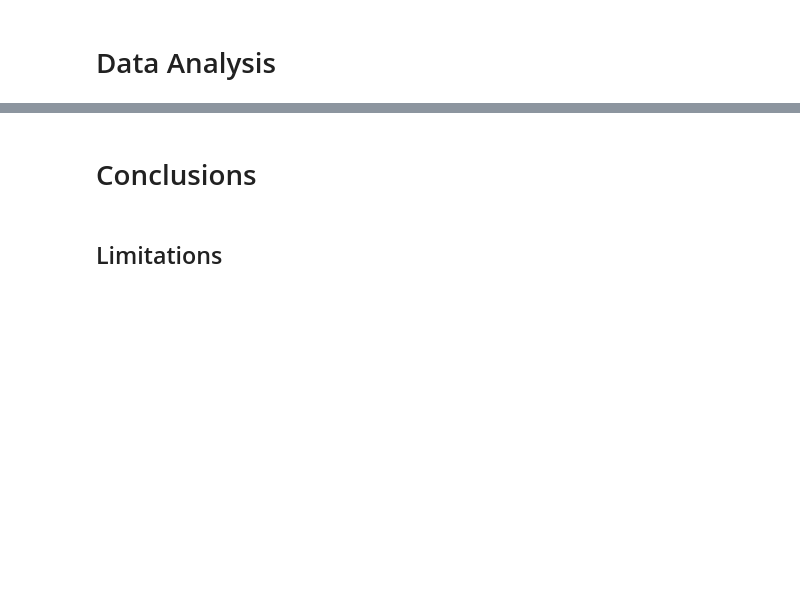
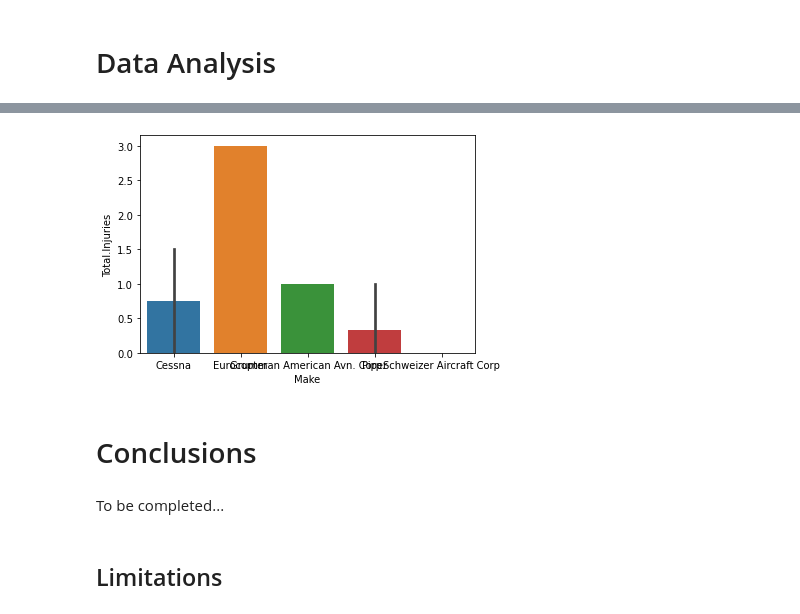
Before and after one commit to aramirezfr/Aircraft-Acquisition-Proposal, a Jupyter notebook: AircraftAcquisitionProposal.ipynb, the cells around one changed output, grey strips where cells are left out. Saved outputs shown, nothing was run; the diff lists cells and outputs as text; code cells hidden in the pictures; blank space fills up the shorter version.

```diff
--- a/AircraftAcquisitionProposal.ipynb
+++ b/AircraftAcquisitionProposal.ipynb
@@ -283,4 +260,2 @@ subset.shape
-# %%
-subset['Total.Medium.Injuries']=subset['Total.Fatal.Injuries']+subset['Total.Serious.Injuries']
 # %%
 subset['Total.Injuries']=subset['Total.Fatal.Injuries']+subset['Total.Serious.Injuries']+subset['Total.Minor.Injuries']
@@ -307,0 +299,5 @@ Name: Injury.Severity, dtype: int64
+# %%
+convert_columns=['Number.of.Engines', 'Total.Fatal.Injuries',\
+                 'Total.Serious.Injuries', 'Total.Minor.Injuries', 'Total.Uninjured', 'Total.Injuries' ]
+# %%
+subset[convert_columns]=subset[convert_columns].astype(int)
@@ -372,5 +360,17 @@ plt.show()
+# %%
+#Getting subset samples to get a just examples for the graphs (trial)
+subset_sample = subset.sample(n=10, replace=True)
+best_aircraft_sample=best_aircraft_subset.sample(n=10, replace=True)
+# %%
+#bar plot TRIAL the total injuries per make, on a sample set of 10 rows.
+sns.barplot(x=subset_sample['Make'], y=subset_sample['Total.Injuries'], data=df)
+plt.show()
+# %% [output]
+[figure, added]
 # %% [markdown]
 # Conclusions
+# %% [markdown]
+To be completed...
 # %% [markdown]
 ## Limitations
 # %% [markdown]
```
Also changed, not shown: parts of 26 cells of this notebook, 1 other file.
